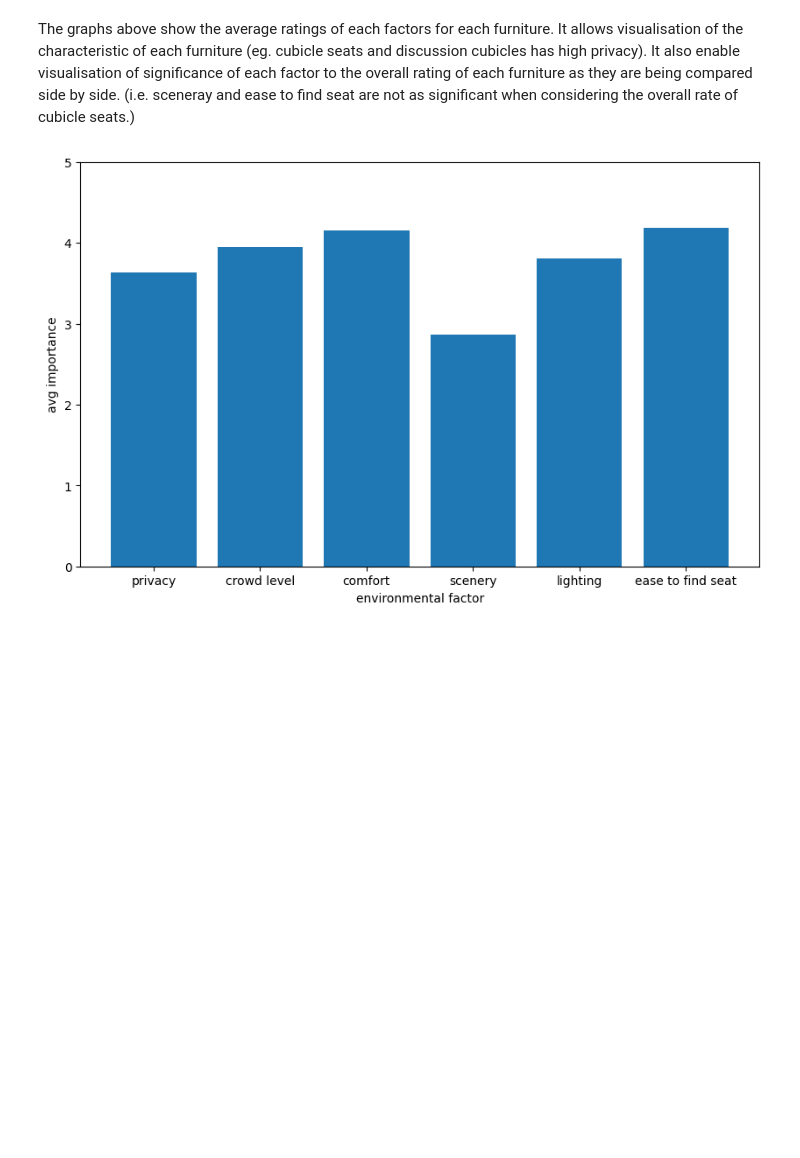
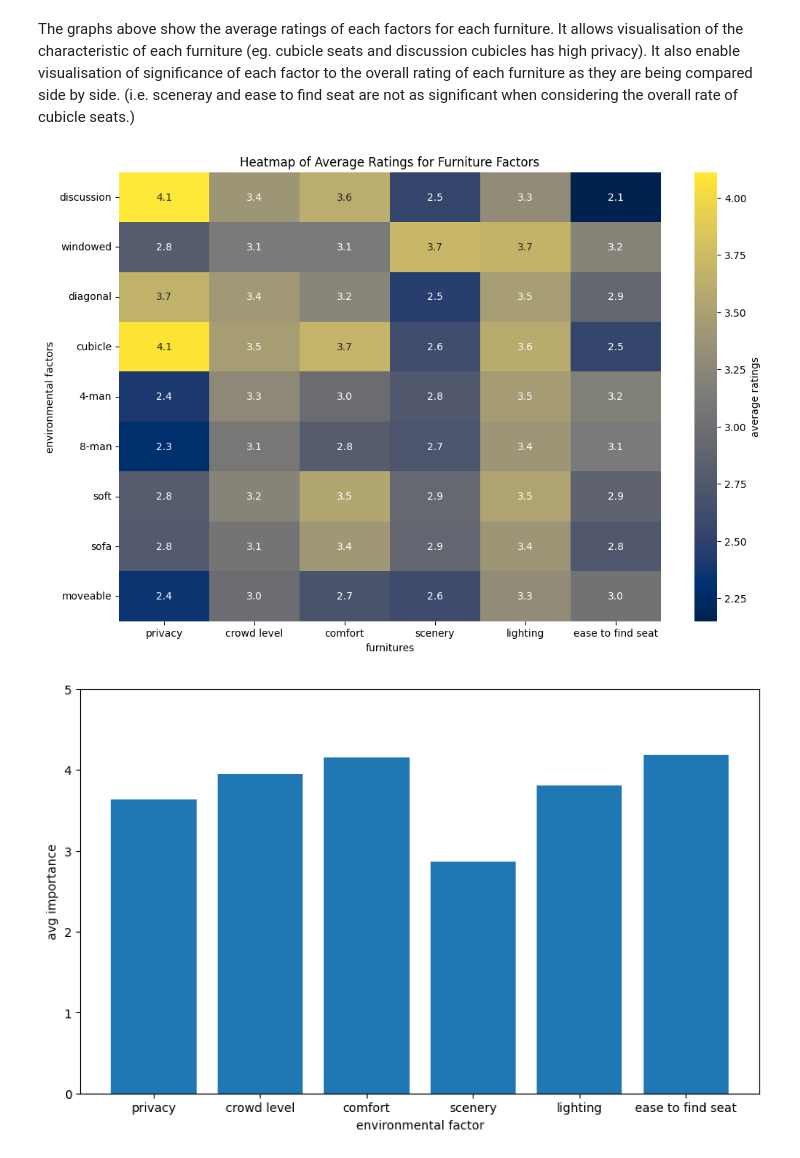
Before and after one commit to chriskbs/DSA3101, a Jupyter notebook: notebooks/survey_preprocessing.ipynb, the cells around one changed output. Drawn from its saved outputs; the diff is of its cells as text; code cells hidden in the pictures; blank space fills up the shorter version.

Commit message:
corrected relative path in survey preprocessing, corrected name of dist_is_alone.csv, fix bug caused by changing of sequence of visualisations, added heatmap for furniture vs factor

```diff
--- a/notebooks/survey_preprocessing.ipynb
+++ b/notebooks/survey_preprocessing.ipynb
@@ -5,7 +5,7 @@ import numpy as np
 import seaborn as sns
 # %%
 # import survey data file
-df = pd.read_csv('notebooks/data/library_survey_data.csv')
+df = pd.read_csv('data/library_survey_data.csv')
 
 # change column names
 """
@@ -456,6 +457,21 @@ plt.show()
 [figure]
 # %% [markdown]
 The graphs above show the average ratings of each factors for each furniture. It allows visualisation of the characteristic of each furniture (eg. cubicle seats and discussion cubicles has high privacy). It also enable visualisation of significance of each factor to the overall rating of each furniture as they are being compared side by side. (i.e. sceneray and ease to find seat are not as significant when considering the overall rate of cubicle seats.)
+# %%
+# heatmap of rate of each factor for each furniture
+fur_env_rate = df.filter(regex = '|'.join(['_privacy','_crowd', '_comfort', '_scenery', '_lighting', '_seat_finding']))
+melted = pd.melt(fur_env_rate)
+mean_df = fur_env_rate.mean(skipna=True)
+reshape_array = np.array(mean_df).reshape(9,6)
+df_heatmap = pd.DataFrame(reshape_array, columns = env_factors, index = furnitures)
+plt.figure(figsize=(12, 8))
+sns.heatmap(df_heatmap, cmap='cividis', annot=True, fmt='.1f', cbar_kws={'label': 'average ratings'})
+plt.xlabel('furnitures')
+plt.ylabel('environmental factors')
+plt.title('Heatmap of Average Ratings for Furniture Factors')
+plt.show()
+# %% [output]
+[figure, added]
 # %%
 # visualise importance of each environmental component
 
```
Also changed, not shown: parts of 3 cells of this notebook, 8 other files.
